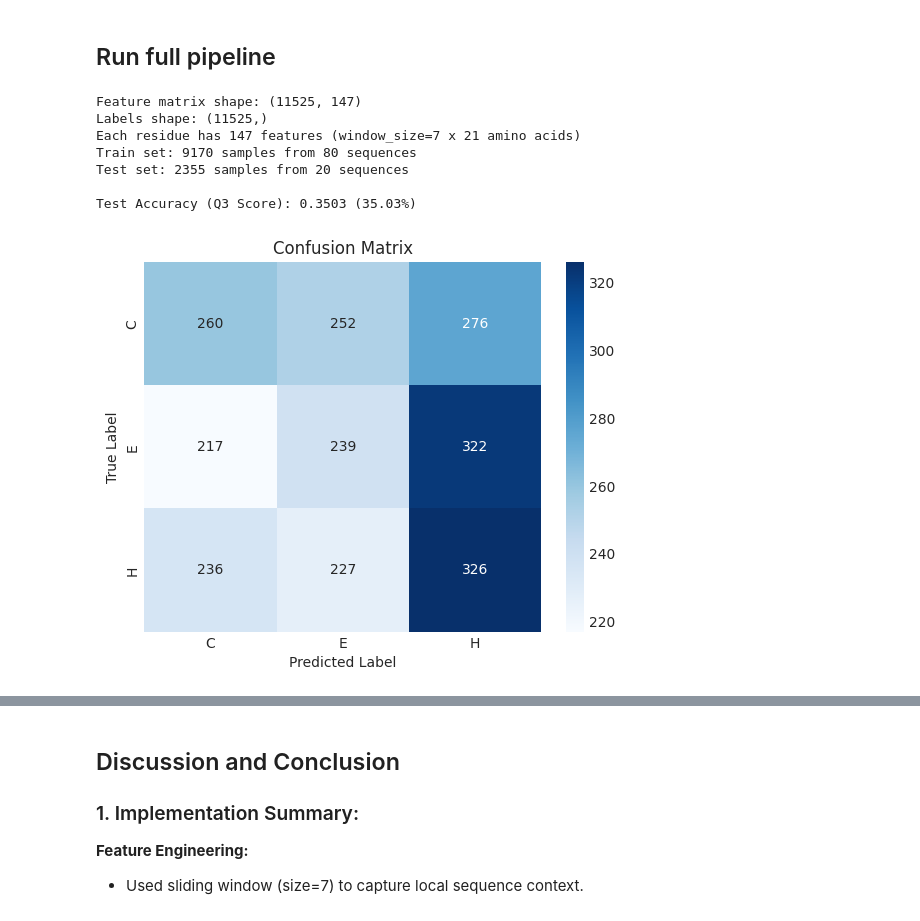
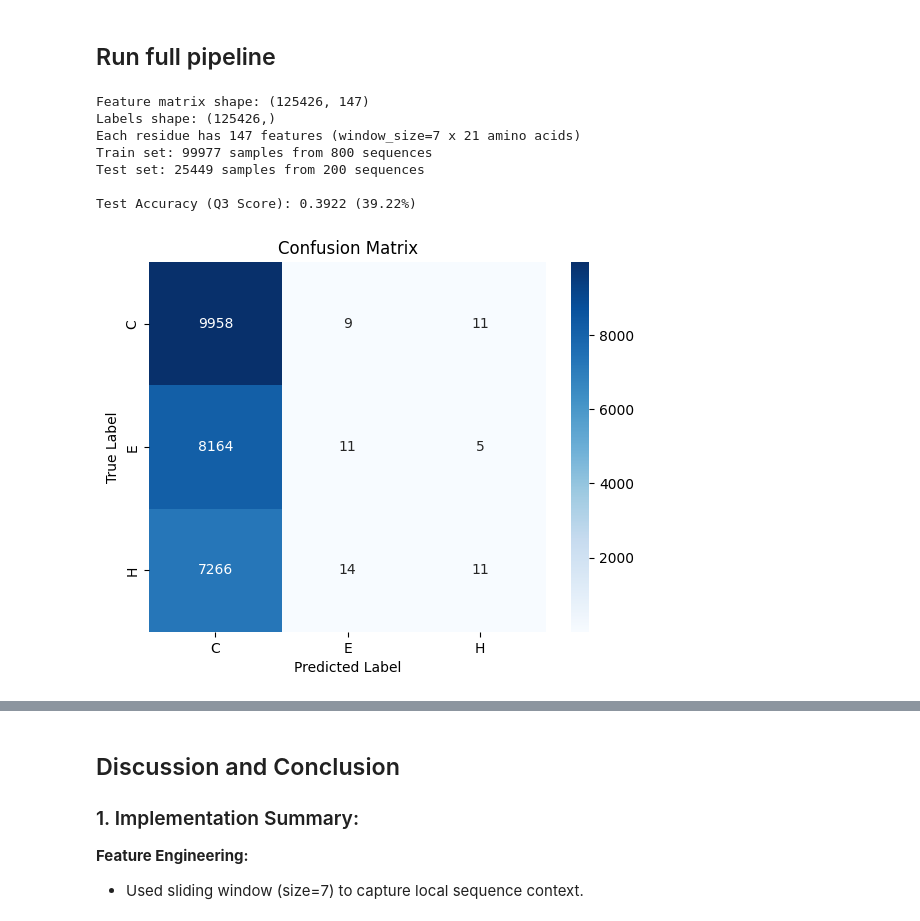
Before and after one commit to MartaVohnoutovaBukovec/IOS-655-Python-a-Bash, a Jupyter notebook: Maria_Isabel_Sanchez_OMullony_Martinez.ipynb, the cells around one changed output, grey strips where cells are left out. Saved outputs shown, nothing was run; the diff lists cells and outputs as text; code cells hidden in the pictures.

```diff
--- a/Maria_Isabel_Sanchez_OMullony_Martinez.ipynb
+++ b/Maria_Isabel_Sanchez_OMullony_Martinez.ipynb
@@ -347,40 +347,40 @@ def run_full_pipeline(csv_path='protein_data.csv', test_sequence=None):
     # 2. Preprocess
     X, y, seq_ids, ohe_encoder = prepare_dataset(df)
 
     # 3. Split
     X_train, X_test, y_train, y_test, label_encoder = split_data_stratified(X, y, seq_ids)
 
     # 4. Train
     model = train_random_forest(X_train, y_train)
 
     # 5. Evaluate
     evaluate_model(model, X_test, y_test, label_encoder)
 
     # 6. Predict on new sequence
     if test_sequence:
         pred_structure = predict_protein_secondary_structure(
             test_sequence, model, label_encoder, ohe_encoder
         )
 
         print(f"\nInput sequence length: {len(test_sequence)}")
         print(f"Predicted structure length: {len(pred_structure)}")
         print(f"\nTest Sequence:\n{test_sequence}")
         print(f"Predicted Structure:\n{pred_structure}")
 
     return model, label_encoder
 
 # Students can just run:
 new_sequence = "MKVLWAALLVTFLAGCQAKVEQAVETEPEPELRQQTEWQSGQRWELALGRFWDYLRWVQTLSEQVQEELLSSQVTQELRALMDETMKELKAYKSELEEQLTPVAEETRARLSKELQAAQARLGADVLASHGRLQ"
-model, label_encoder = run_full_pipeline('protein_data.csv', new_sequence)
+model, label_encoder = run_full_pipeline('protein_data_long.csv', new_sequence)
 # %% [output]
-Feature matrix shape: (11525, 147)
-Labels shape: (11525,)
+Feature matrix shape: (125426, 147)
+Labels shape: (125426,)
 Each residue has 147 features (window_size=7 x 21 amino acids)
-Train set: 9170 samples from 80 sequences
-Test set: 2355 samples from 20 sequences
+Train set: 99977 samples from 800 sequences
+Test set: 25449 samples from 200 sequences
 
-Test Accuracy (Q3 Score): 0.3503 (35.03%)
+Test Accuracy (Q3 Score): 0.3922 (39.22%)
-[figure, old version]
+[figure, new version]
 Classification Report:
               precision    recall  f1-score   support
 
```
Also changed, not shown: parts of 2 cells of this notebook.
